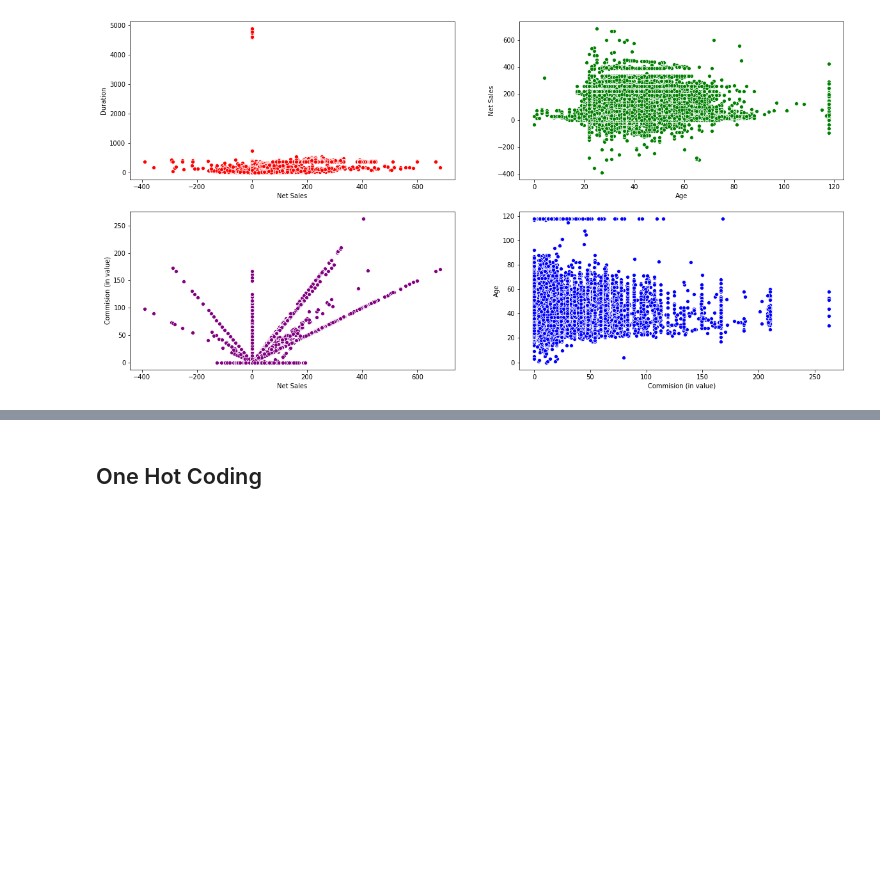
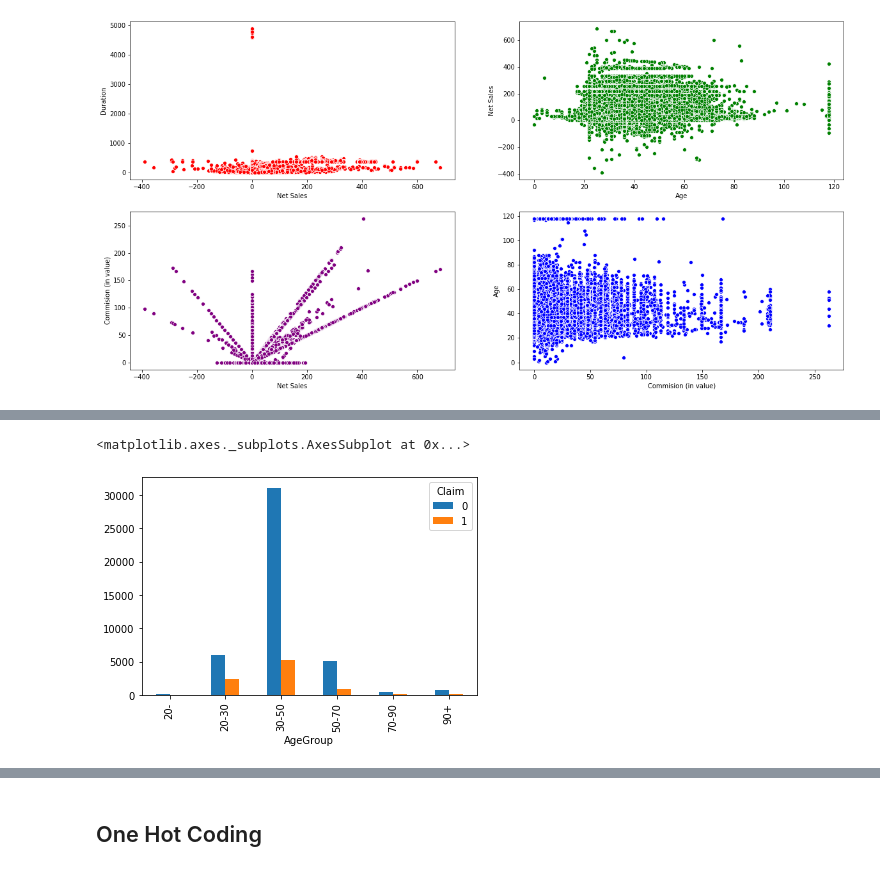
Before and after one commit to abhishekkumaribt/Grey_Atom, a Jupyter notebook: ipynb/Travel Claim Hackaton.ipynb, the cells around one changed output, grey strips where cells are left out. Drawn from its saved outputs; the diff is of its cells as text; code cells hidden in the pictures; blank space fills up the shorter version.

```diff
--- a/ipynb/Travel Claim Hackaton.ipynb
+++ b/ipynb/Travel Claim Hackaton.ipynb
@@ -295,0 +294,17 @@ sns.scatterplot(data["Commision (in value)"], data["Age"], ax=ax[1][1], color="b
+# %%
+def ageGroup(x):
+    if x>90:
+        return "90+"
+    if (x>70) & (x<=90):
+        return "70-90"
+    if (x>50) & (x<=70):
+        return "50-70"
+    if (x>30) & (x<=50):
+        return "30-50"
+    if (x>20) & (x<=30):
+        return "20-30"
+    if x<20:
+        return "20-"
+# %%
+data["AgeGroup"] = data["Age"].apply(ageGroup)
+data.head()
@@ -295,0 +318,5 @@ sns.scatterplot(data["Commision (in value)"], data["Age"], ax=ax[1][1], color="b
+# %%
+data.groupby(["AgeGroup", "Claim"])["Agency"].count().unstack().plot(kind="bar")
+# %% [output]
+<matplotlib.axes._subplots.AxesSubplot at 0x...>
+[figure, added]
```
Also changed, not shown: parts of 65 cells of this notebook, 23 other files.
